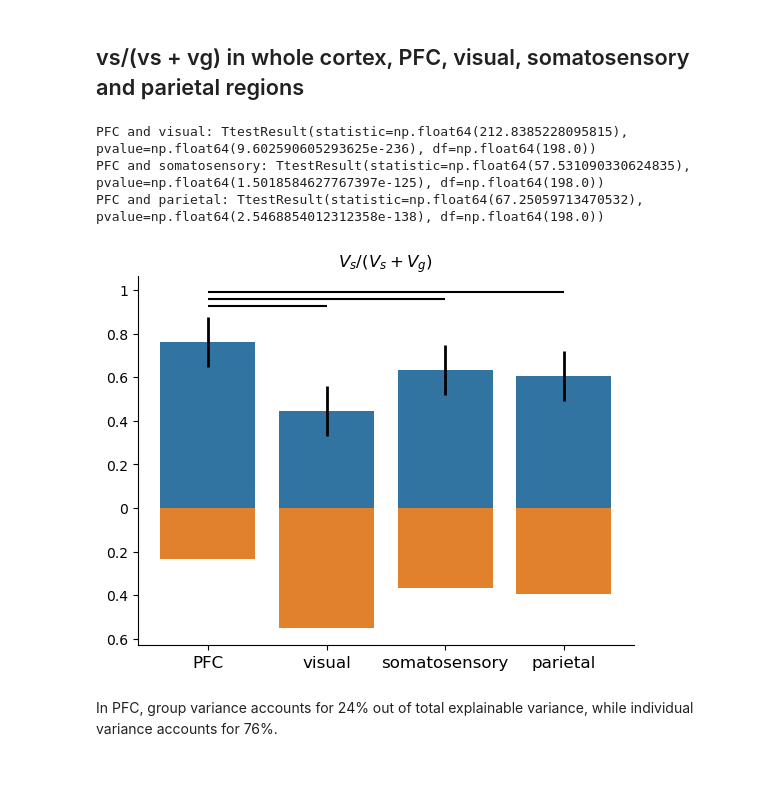
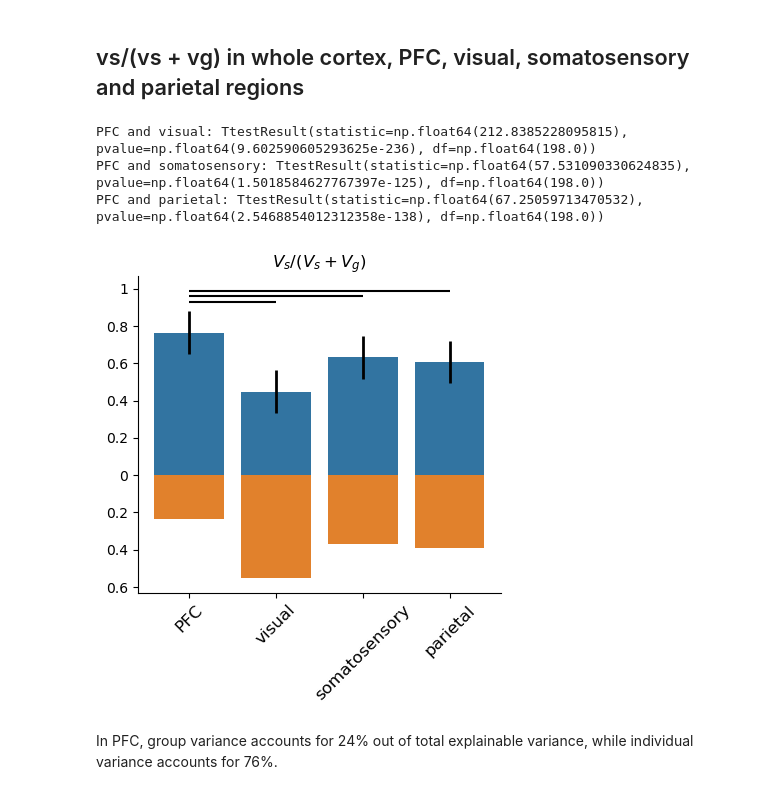
Before and after one commit to jkderrick028/PFC_parcellation, a Jupyter notebook: code/1_group_individual_variance_decomposition.ipynb, the cells around one changed output. Drawn from its saved outputs; the diff is of its cells as text; code cells hidden in the pictures.

Commit message:
fontsize

```diff
--- a/code/1_group_individual_variance_decomposition.ipynb
+++ b/code/1_group_individual_variance_decomposition.ipynb
@@ -9,6 +9,8 @@ import seaborn as sns
 from scipy.stats import ttest_ind
 # %%
 mpl.rcParams['font.family'] = 'sans-serif' # Global font family
+full_width = 8.5
+half_width = full_width/2
 # %%
 dataset_name = 'MDTB' # or Demand
 
@@ -55,31 +58,36 @@ props = np.array(props)     # n_rois x n_bootstraps, each element is vs/(vs+vg)
 props_mean = props[:, 0]
 props_std = np.std(props[:, 1:])
 # %%
-ax = sns.barplot(props_mean, color='tab:blue')      # bar plot for the mean of vs
+fig, ax = plt.subplots(1, 1)
+fig.set_figwidth(half_width)
+
+sns.barplot(props_mean, color='tab:blue')      # bar plot for the mean of vs
 sns.barplot(props_mean - 1, color='tab:orange')     # bar plot for the mean of vg
 ax.errorbar(np.arange(n_rois), props_mean, yerr=props_std, linestyle='None', color='k', linewidth=2)
 
 ax.spines['top'].set_visible(False)
 ax.spines['right'].set_visible(False)
-ax.set_xticks(np.arange(n_rois), labels=ROIs, fontsize=12)
+ax.set_xticks(np.arange(n_rois), labels=ROIs, fontsize=12, rotation=45)
 ax.set_title('$V_s/(V_s + V_g)$', fontsize=12)
 ax.yaxis.set_major_formatter(lambda x, pos: f'{abs(x):g}')
 
 # t-tests between PFC and other ROIs
 significance_level = 0.05
 for j in np.arange(1, n_rois):
     ttest_result = ttest_ind(props[0, 1:], props[j, 1:], alternative='two-sided')
     if ttest_result.pvalue < significance_level:
         ax.hlines(y = 0.9+j*0.03, xmin=0, xmax=j, colors='0')
 
     print(f'PFC and {ROIs[j]}: {ttest_result}')
 
+plt.tight_layout()
+
 JPG_fig = os.path.join(resultsPath, f'variance_decomposition_bar_plot.jpg')
 plt.savefig(JPG_fig, format='jpg', dpi=500)
 # %% [output]
 PFC and visual: TtestResult(statistic=np.float64(212.8385228095815), pvalue=np.float64(9.602590605293625e-236), df=np.float64(198.0))
 PFC and somatosensory: TtestResult(statistic=np.float64(57.531090330624835), pvalue=np.float64(1.5018584627767397e-125), df=np.float64(198.0))
 PFC and parietal: TtestResult(statistic=np.float64(67.25059713470532), pvalue=np.float64(2.5468854012312358e-138), df=np.float64(198.0))
-[figure, old version]
+[figure, new version]
 # %% [markdown]
 In PFC, group variance accounts for 24% out of total explainable variance, while individual variance accounts for 76%.
```
Also changed, not shown: parts of 1 cell of this notebook, 1 other file.
